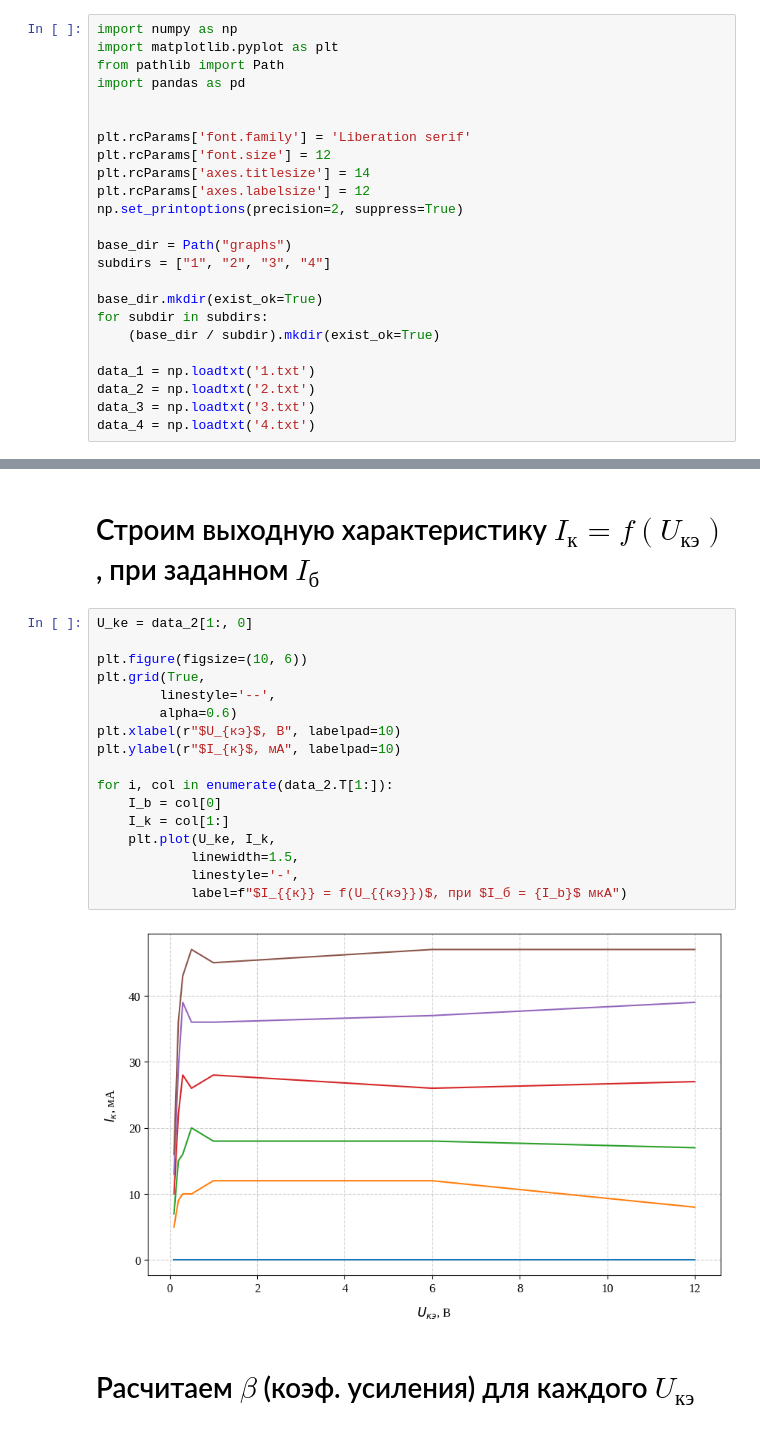
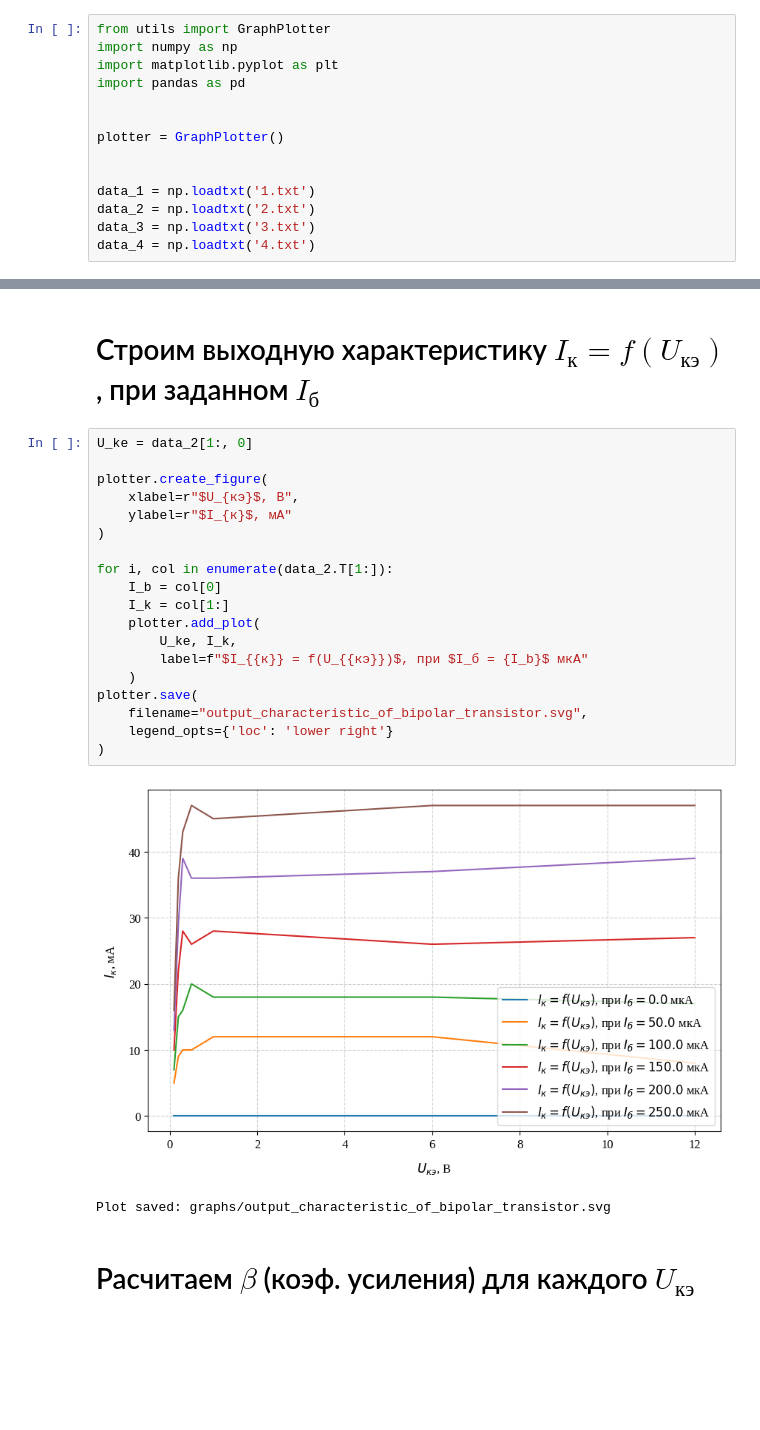
Before and after one commit to egoricsss/university_notebookas, a Jupyter notebook: notebooks/lab2_4/lab2_4.ipynb, the cells around one changed output, grey strips where cells are left out. Cells and saved outputs as stored; diff of their text form; blank space fills up the shorter version.

Commit message:
setup GraphPlotter

```diff
--- a/notebooks/lab2_4/lab2_4.ipynb
+++ b/notebooks/lab2_4/lab2_4.ipynb
@@ -1,22 +1,12 @@
 # %%
+from utils import GraphPlotter
 import numpy as np
 import matplotlib.pyplot as plt
-from pathlib import Path
 import pandas as pd
 
 
-plt.rcParams['font.family'] = 'Liberation serif'
-plt.rcParams['font.size'] = 12
-plt.rcParams['axes.titlesize'] = 14
-plt.rcParams['axes.labelsize'] = 12
-np.set_printoptions(precision=2, suppress=True)
+plotter = GraphPlotter()
 
-base_dir = Path("graphs")
-subdirs = ["1", "2", "3", "4"]
-
-base_dir.mkdir(exist_ok=True)
-for subdir in subdirs:
-    (base_dir / subdir).mkdir(exist_ok=True)
 
 data_1 = np.loadtxt('1.txt')
 data_2 = np.loadtxt('2.txt')
@@ -50,22 +42,25 @@ plt.savefig(f"graphs/1/Входная_характеристика_{i+1}_{U_ke[i
 # %%
 U_ke = data_2[1:, 0]
 
-plt.figure(figsize=(10, 6))
-plt.grid(True,
-        linestyle='--',
-        alpha=0.6)
-plt.xlabel(r"$U_{кэ}$, В", labelpad=10)
-plt.ylabel(r"$I_{к}$, мА", labelpad=10)
+plotter.create_figure(
+    xlabel=r"$U_{кэ}$, В",
+    ylabel=r"$I_{к}$, мА"
+)
 
 for i, col in enumerate(data_2.T[1:]):
     I_b = col[0]
     I_k = col[1:]
-    plt.plot(U_ke, I_k,
-            linewidth=1.5,
-            linestyle='-',
-            label=f"$I_{{к}} = f(U_{{кэ}})$, при $I_б = {I_b}$ мкА")
+    plotter.add_plot(
+        U_ke, I_k,
+        label=f"$I_{{к}} = f(U_{{кэ}})$, при $I_б = {I_b}$ мкА"
+    )
+plotter.save(
+    filename="output_characteristic_of_bipolar_transistor.svg",
+    legend_opts={'loc': 'lower right'}
+)
 # %% [output]
-[figure, old version]
+[figure, new version]
+Plot saved: graphs/output_characteristic_of_bipolar_transistor.svg
 # %% [markdown]
 # Расчитаем $\beta$ (коэф. усиления) для каждого $U_{кэ}$
 # %% [markdown]
```
Also changed, not shown: parts of 5 cells of this notebook, 23 other files.
